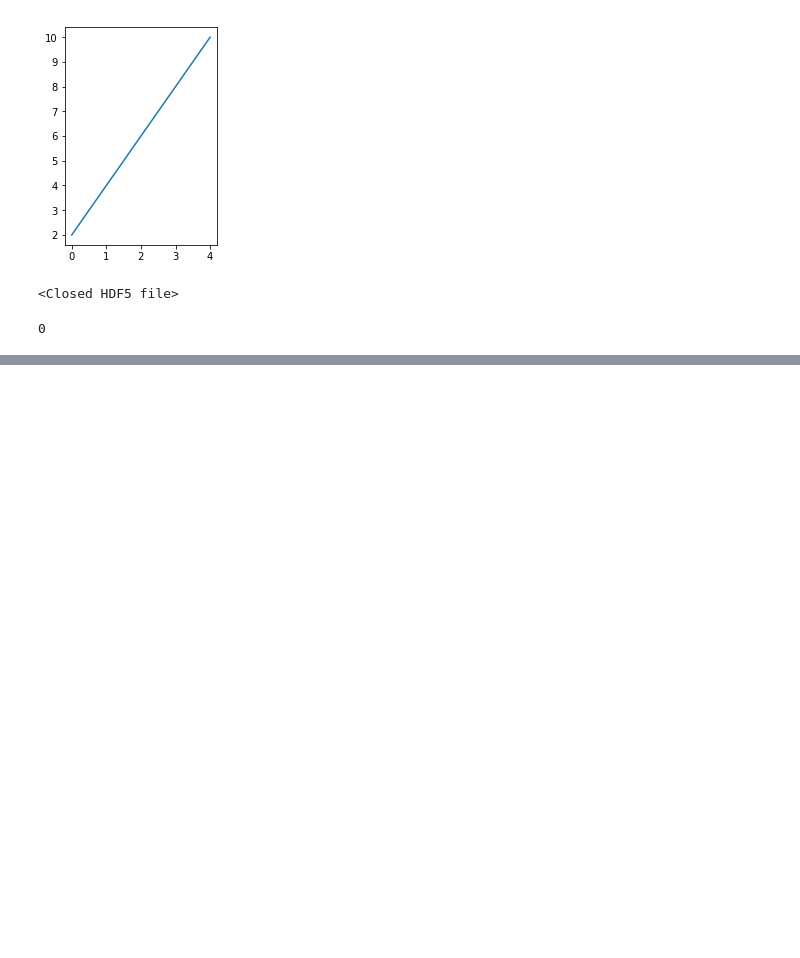
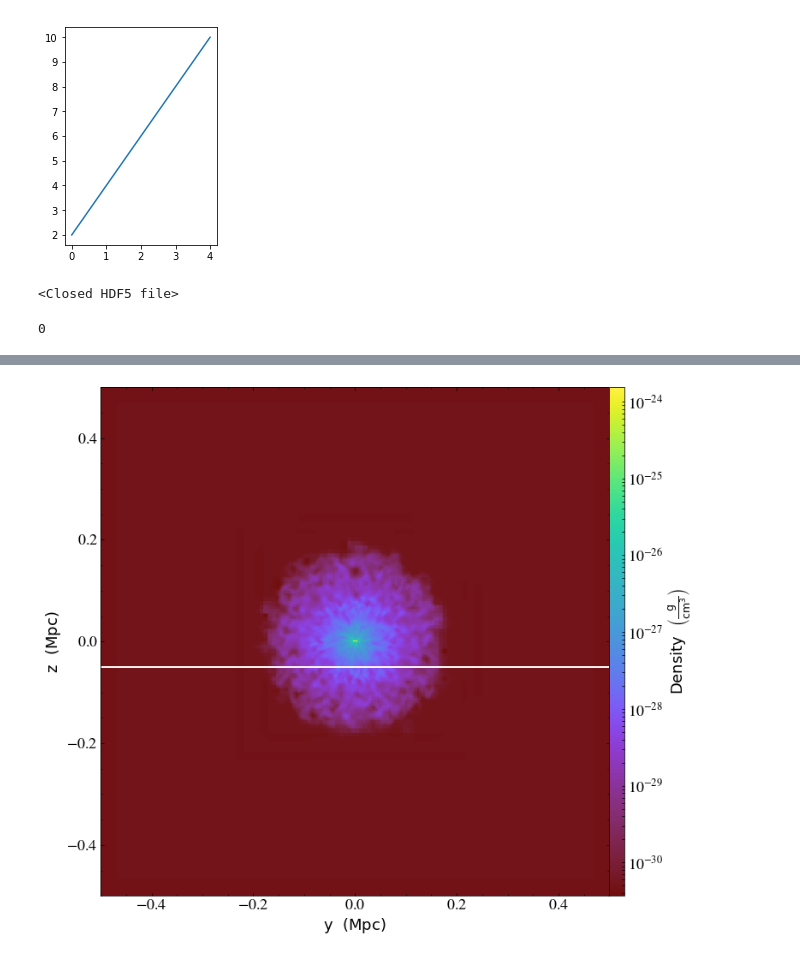
Before and after one commit to biboyd/SALSA, a Jupyter notebook: plotting_ray/slice_and_ray_playground.ipynb, the cells around one changed output, grey strips where cells are left out. Drawn from its saved outputs; the diff is of its cells as text; code cells hidden in the pictures; blank space fills up the shorter version.

```diff
--- a/plotting_ray/slice_and_ray_playground.ipynb
+++ b/plotting_ray/slice_and_ray_playground.ipynb
@@ -180,0 +212,6 @@ OSError: [Errno 2] No such file or directory: 'x'
+# %%
+spx = yt.SlicePlot(ds, 'x',
+                   'density',
+                   center = [0.5, 0.5, 0.5],
+                   width= (1))
+spx.annotate_ray(tri_ray)
@@ -180,0 +225,48 @@ OSError: [Errno 2] No such file or directory: 'x'
+# %%
+import yt
+import matplotlib.pyplot as plt
+from mpl_toolkits.axes_grid1 import AxesGrid
+
+fig1 = plt.figure(figsize=(10, 10))
+
+# See http://matplotlib.org/mpl_toolkits/axes_grid/api/axes_grid_api.html
+# These choices of keyword arguments produce a four panel plot that includes
+# four narrow colorbars, one for each plot.  Axes labels are only drawn on the
+# bottom left hand plot to avoid repeating information and make the plot less
+# cluttered.
+grid = AxesGrid(fig1, (0.075,0.075,0.85,0.85),
+                nrows_ncols = (1, 1),
+                axes_pad = 1.0,
+                label_mode = "L",
+                share_all = True,
+                cbar_location="right",
+                cbar_mode="each",
+                cbar_size="3%",
+                cbar_pad="0%")
+
+fields = ['density']
+
+# Create the plot.  Since SlicePlot accepts a list of fields, we need only
+# do this once.
+p = spx
+
+# Velocity is going to be both positive and negative, so let's make these
+# slices use a linear colorbar scale
+p.set_log('velocity_x', False)
+p.set_log('velocity_y', False)
+
+
+# For each plotted field, force the SlicePlot to redraw itself onto the AxesGrid
+# axes.
+for i, field in enumerate(fields):
+    plot = p.plots[field]
+    plot.figure = fig
+    plot.axes = grid[i].axes
+    plot.cax = grid.cbar_axes[i]
+
+
+
+# Finally, redraw the plot on the AxesGrid axes.
+p._setup_plots()
+# %% [output]
+[figure, added]
```
Also changed, not shown: parts of 34 cells of this notebook, 1 other file.
